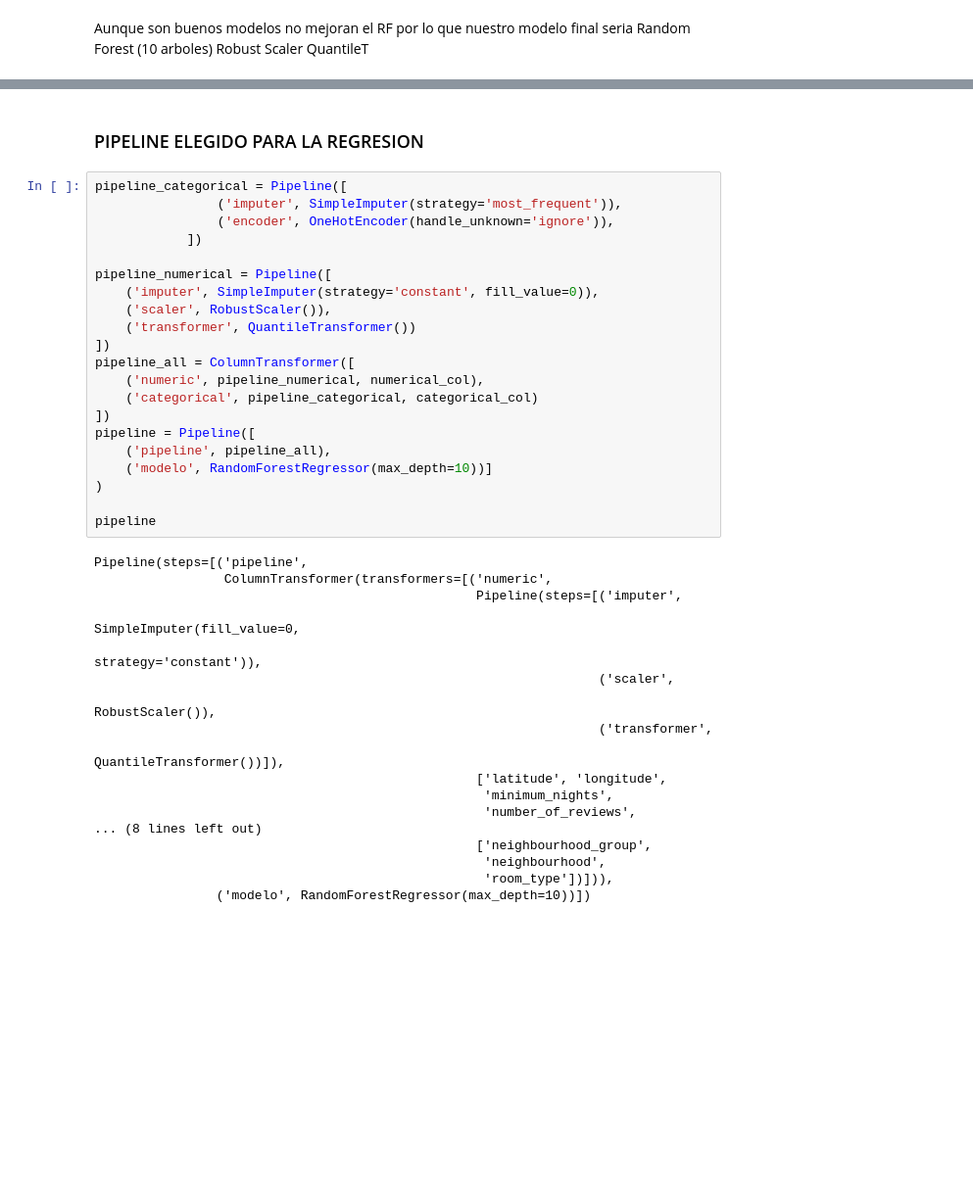
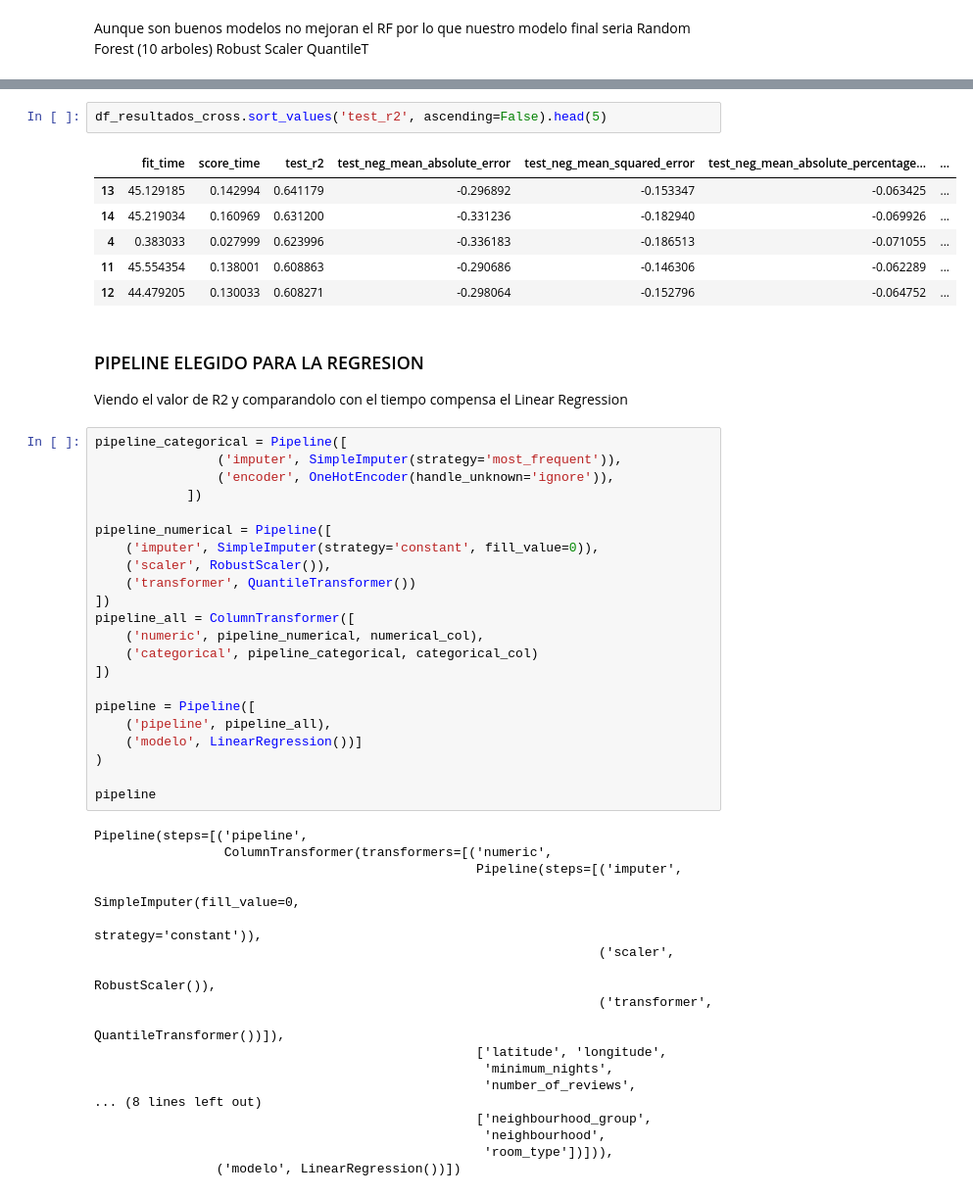
Before and after one commit to promav/PoyectosBootcamp, a Jupyter notebook: Mod5/m5_Pablo_Romero_Avila.ipynb, the cells around one changed output, grey strips where cells are left out. Shown at 98% size. Cells and saved outputs as stored; diff of their text form; blank space fills up the shorter version.

```diff
--- a/Mod5/m5_Pablo_Romero_Avila.ipynb
+++ b/Mod5/m5_Pablo_Romero_Avila.ipynb
@@ -678,5 +730,16 @@ Aunque son buenos modelos no mejoran el RF por lo que nuestro modelo final seria
+# %%
+df_resultados_cross.sort_values('test_r2', ascending=False).head(5)
+# %% [output]
+|  | fit_time | score_time | test_r2 | test_neg_mean_absolute_error | test_neg_mean_squared_error | test_neg_mean_absolute_percentage... | ... |
+| 13 | 45.129185 | 0.142994 | 0.641179 | -0.296892 | -0.153347 | -0.063425 | ... |
+| 14 | 45.219034 | 0.160969 | 0.631200 | -0.331236 | -0.182940 | -0.069926 | ... |
+| 4 | 0.383033 | 0.027999 | 0.623996 | -0.336183 | -0.186513 | -0.071055 | ... |
+| 11 | 45.554354 | 0.138001 | 0.608863 | -0.290686 | -0.146306 | -0.062289 | ... |
+| 12 | 44.479205 | 0.130033 | 0.608271 | -0.298064 | -0.152796 | -0.064752 | ... |
 # %% [markdown]
 ### PIPELINE ELEGIDO PARA LA REGRESION
+
+Viendo el valor de R2 y comparandolo con el tiempo compensa el Linear Regression
 # %%
 pipeline_categorical = Pipeline([
                 ('imputer', SimpleImputer(strategy='most_frequent')),
@@ -692,9 +755,10 @@ pipeline_all = ColumnTransformer([
     ('numeric', pipeline_numerical, numerical_col),
     ('categorical', pipeline_categorical, categorical_col)
 ])
+
 pipeline = Pipeline([
     ('pipeline', pipeline_all),
-    ('modelo', RandomForestRegressor(max_depth=10))]
+    ('modelo', LinearRegression())]
 )
 
 pipeline
@@ -715,4 +779,4 @@ Pipeline(steps=[('pipeline',
                                                   ['neighbourhood_group',
                                                    'neighbourhood',
                                                    'room_type'])])),
-                ('modelo', RandomForestRegressor(max_depth=10))])
+                ('modelo', LinearRegression())])
```
Also changed, not shown: parts of 3 cells of this notebook.
